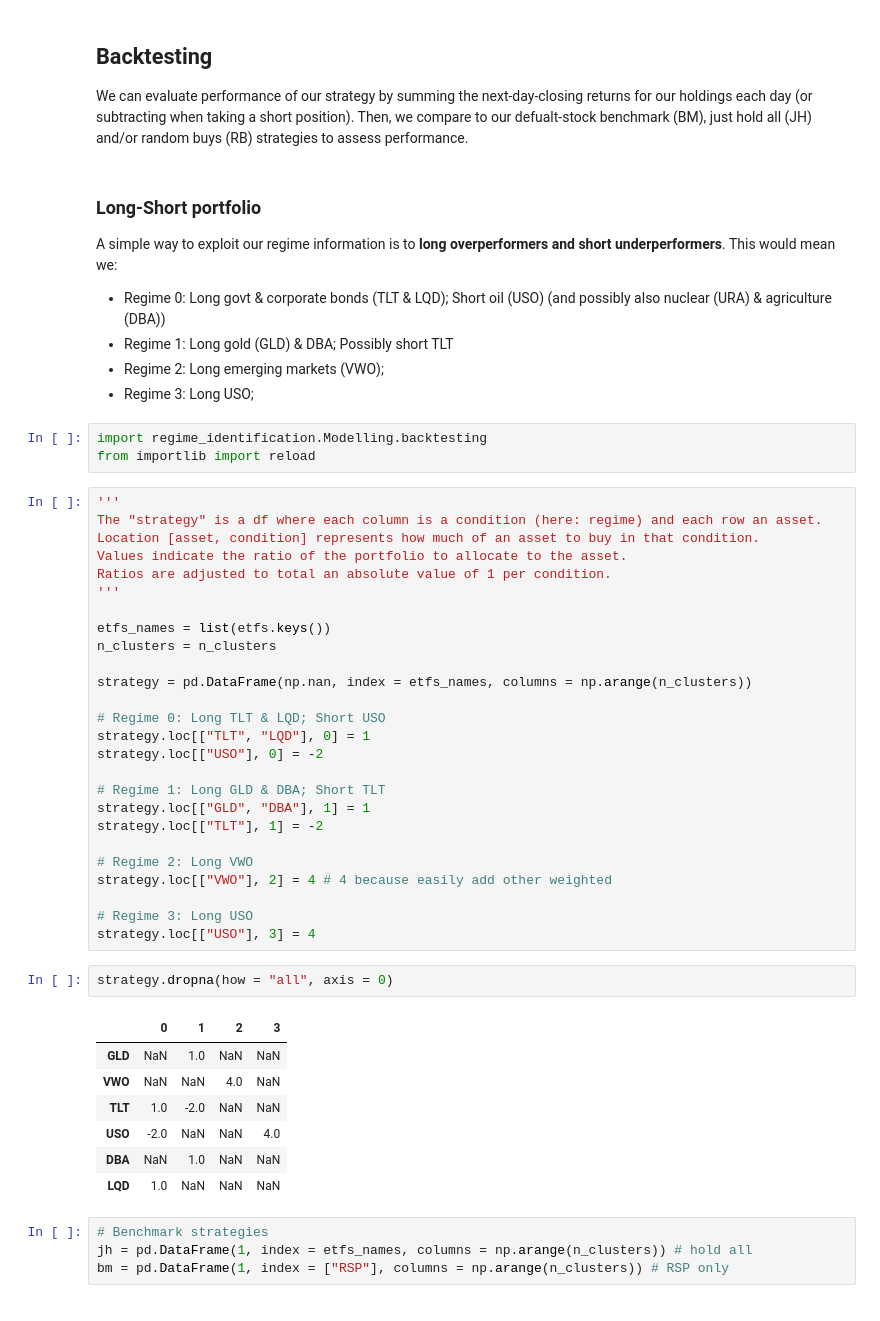
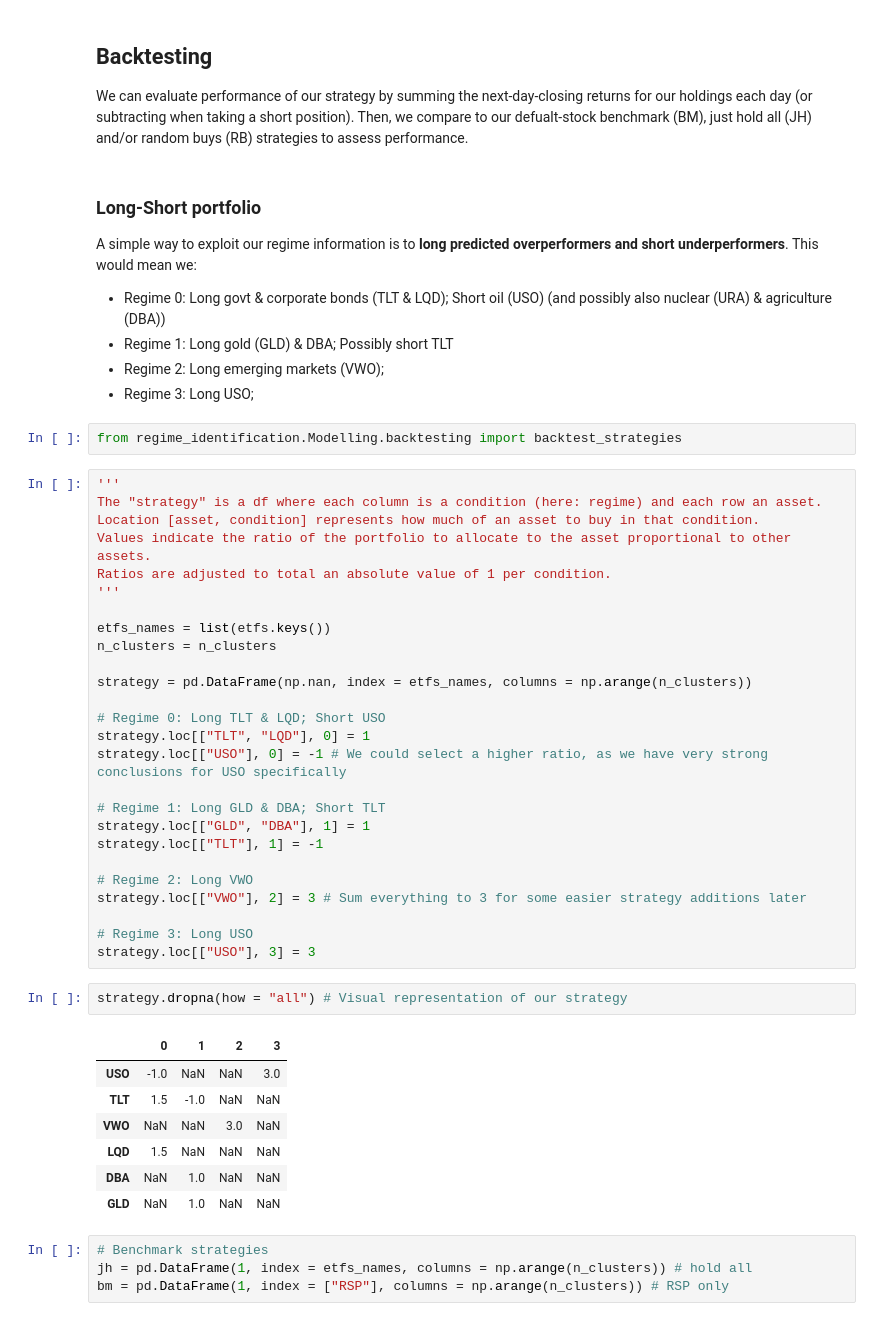
Before and after one commit to sl9998/regime-identification, a Jupyter notebook: Notebooks/regimes.ipynb, the cells around one changed output. Cells and saved outputs as stored; diff of their text form.

```diff
--- a/Notebooks/regimes.ipynb
+++ b/Notebooks/regimes.ipynb
@@ -493,19 +501,18 @@ We can evaluate performance of our strategy by summing the next-day-closing retu
 # %% [markdown]
 ### Long-Short portfolio
 
-A simple way to exploit our regime information is to **long overperformers and short underperformers**. This would mean we:
+A simple way to exploit our regime information is to **long predicted overperformers and short underperformers**. This would mean we:
 - Regime 0: Long govt & corporate bonds (TLT & LQD); Short oil (USO) (and possibly also nuclear (URA) & agriculture (DBA))
 - Regime 1: Long gold (GLD) & DBA; Possibly short TLT
 - Regime 2: Long emerging markets (VWO);
 - Regime 3: Long USO;
 # %%
-import regime_identification.Modelling.backtesting
-from importlib import reload
+from regime_identification.Modelling.backtesting import backtest_strategies
 # %%
 '''
 The "strategy" is a df where each column is a condition (here: regime) and each row an asset.
 Location [asset, condition] represents how much of an asset to buy in that condition.
-Values indicate the ratio of the portfolio to allocate to the asset.
+Values indicate the ratio of the portfolio to allocate to the asset proportional to other assets.
 Ratios are adjusted to total an absolute value of 1 per condition.
 '''
 
@@ -516,27 +523,27 @@ strategy = pd.DataFrame(np.nan, index = etfs_names, columns = np.arange(n_cluste
 
 # Regime 0: Long TLT & LQD; Short USO
 strategy.loc[["TLT", "LQD"], 0] = 1
-strategy.loc[["USO"], 0] = -2
+strategy.loc[["USO"], 0] = -1 # We could select a higher ratio, as we have very strong conclusions for USO specifically
 
 # Regime 1: Long GLD & DBA; Short TLT
 strategy.loc[["GLD", "DBA"], 1] = 1
-strategy.loc[["TLT"], 1] = -2
+strategy.loc[["TLT"], 1] = -1
 
 # Regime 2: Long VWO
-strategy.loc[["VWO"], 2] = 4 # 4 because easily add other weighted
+strategy.loc[["VWO"], 2] = 3 # Sum everything to 3 for some easier strategy additions later
 
 # Regime 3: Long USO
-strategy.loc[["USO"], 3] = 4
+strategy.loc[["USO"], 3] = 3
-# %%
-strategy.dropna(how = "all", axis = 0)
-# %% [output]
-|  | 0 | 1 | 2 | 3 |
-| GLD | NaN | 1.0 | NaN | NaN |
-| VWO | NaN | NaN | 4.0 | NaN |
-| TLT | 1.0 | -2.0 | NaN | NaN |
-| USO | -2.0 | NaN | NaN | 4.0 |
-| DBA | NaN | 1.0 | NaN | NaN |
-| LQD | 1.0 | NaN | NaN | NaN |
+# %%
+strategy.dropna(how = "all") # Visual representation of our strategy
+# %% [output]
+|  | 0 | 1 | 2 | 3 |
+| USO | -1.0 | NaN | NaN | 3.0 |
+| TLT | 1.5 | -1.0 | NaN | NaN |
+| VWO | NaN | NaN | 3.0 | NaN |
+| LQD | 1.5 | NaN | NaN | NaN |
+| DBA | NaN | 1.0 | NaN | NaN |
+| GLD | NaN | 1.0 | NaN | NaN |
 # %%
 # Benchmark strategies
 jh = pd.DataFrame(1, index = etfs_names, columns = np.arange(n_clusters)) # hold all
```
Also changed, not shown: parts of 33 cells of this notebook, 7 other files.
